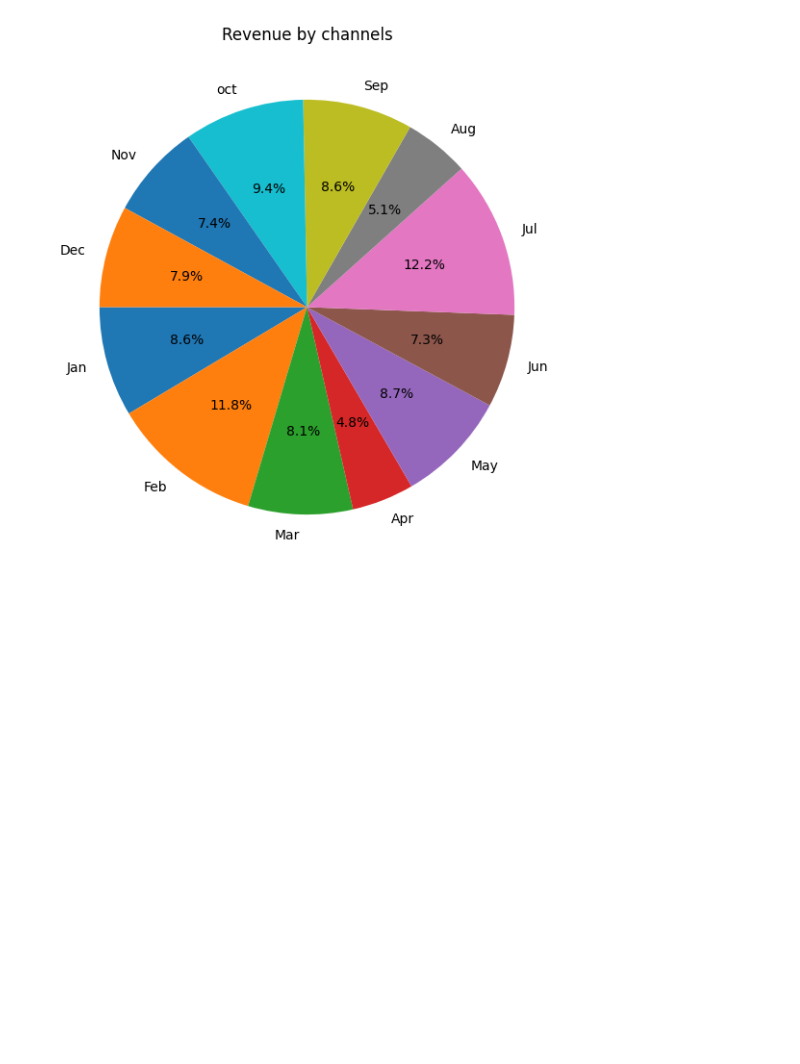
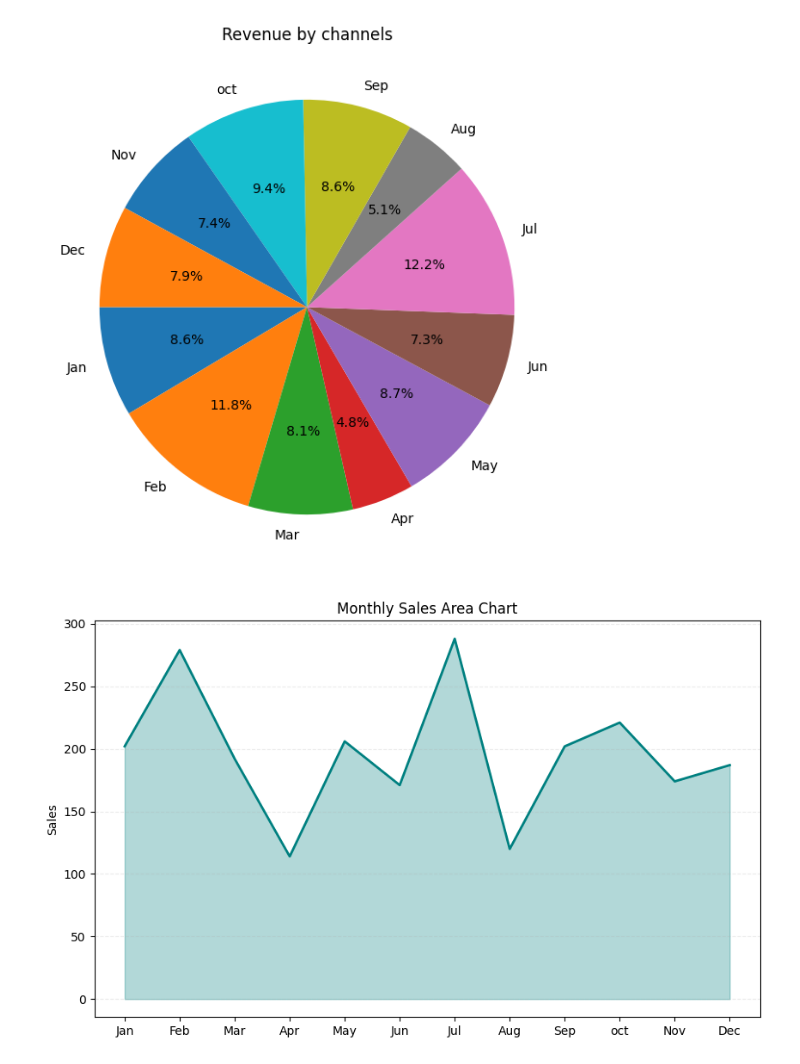
Before and after one commit to datasciencekibaatein/Business-Analyst-Batch-109, a Jupyter notebook: Matplotlib/lecture01.ipynb, the cells around one changed output. Saved outputs shown, nothing was run; the diff lists cells and outputs as text; code cells hidden in the pictures; blank space fills up the shorter version.

```diff
--- a/Matplotlib/lecture01.ipynb
+++ b/Matplotlib/lecture01.ipynb
@@ -372,3 +388,25 @@ ax.set_title("Revenue by channels")
 plt.show()
 # %% [output]
 [figure]
+# %%
+fig,ax = plt.subplots(figsize=(10,6))
+
+ax.fill_between(
+    df['Month'],
+    df['Sales'],
+    color='teal',
+    alpha=0.3
+)
+ax.plot(
+    df['Month'],
+    df['Sales'],
+    color='teal',
+    linewidth=2
+)
+
+ax.set_title("Monthly Sales Area Chart")
+ax.set_ylabel("Sales")
+ax.grid(axis='y',alpha=0.25,linestyle="--")
+plt.show()
+# %% [output]
+[figure, added]
```
Also changed, not shown: parts of 23 cells of this notebook, 1 other file.
